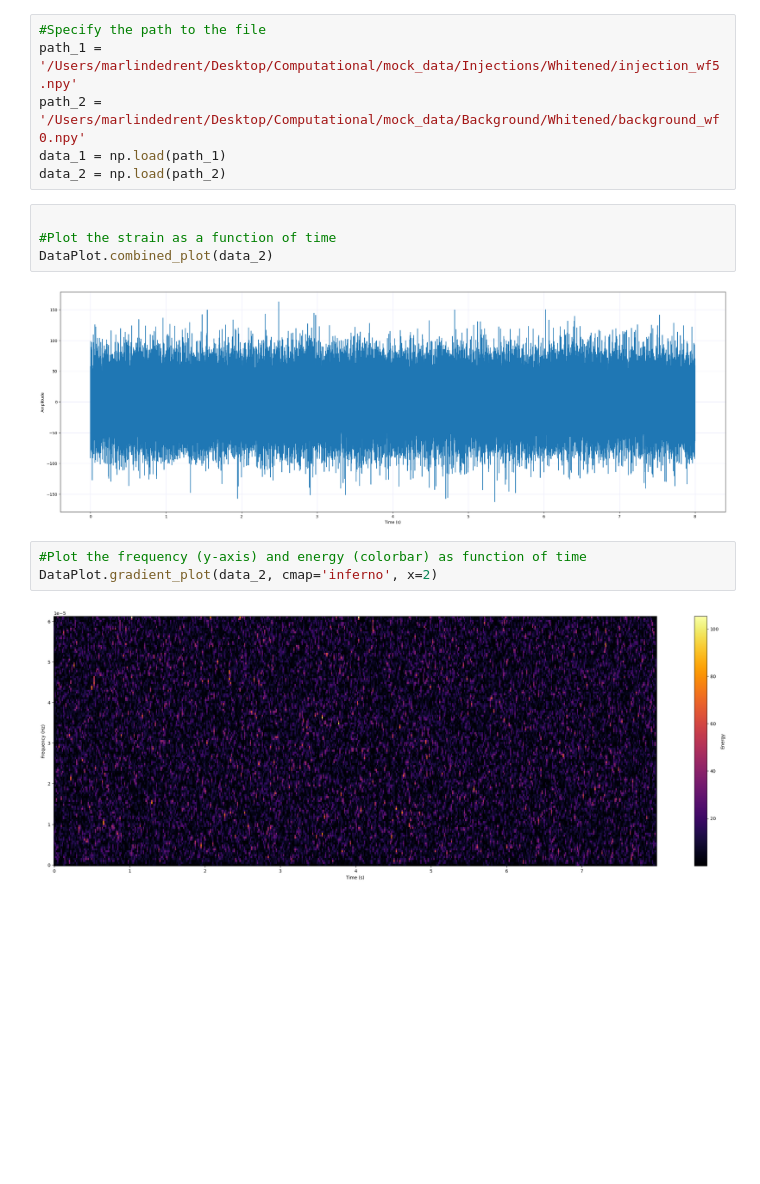
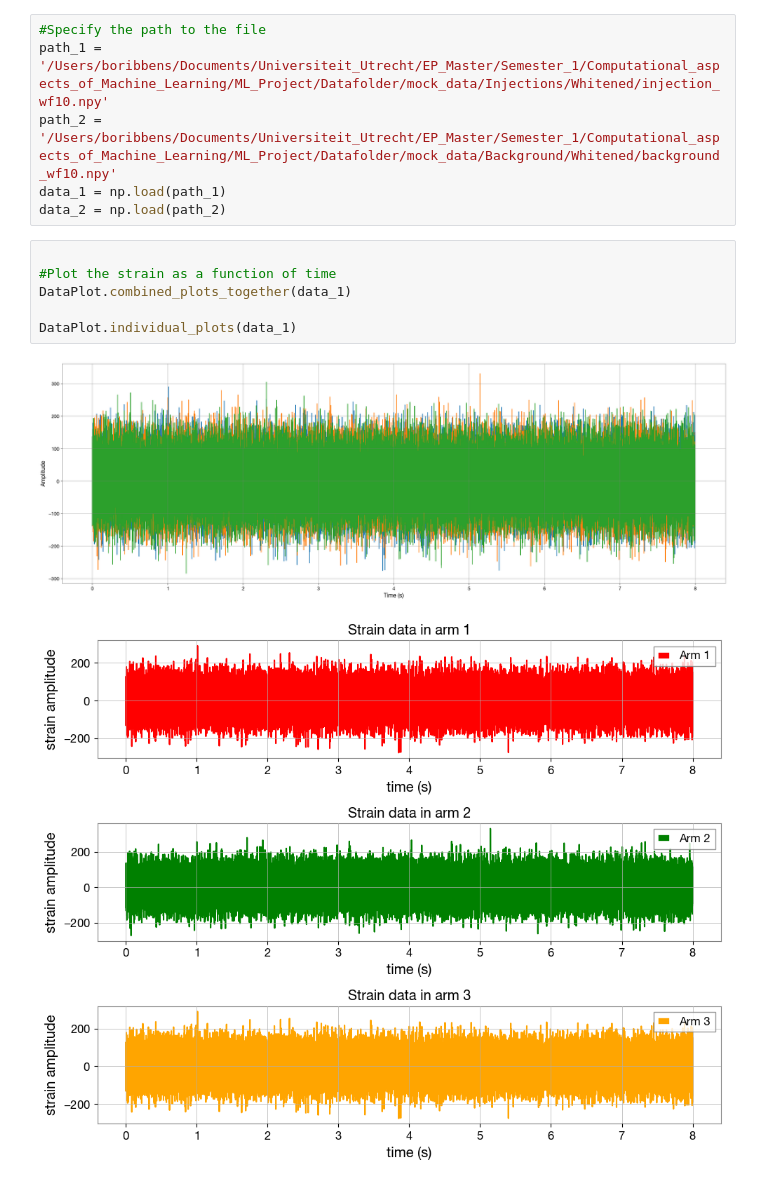
Before and after one commit to marcdugu/ML_CosmicStrings_project, a Jupyter notebook: Plot_test/DataPlot.ipynb, the cells around one changed output. Drawn from its saved outputs; the diff is of its cells as text; blank space fills up the shorter version.

```diff
--- a/Plot_test/DataPlot.ipynb
+++ b/Plot_test/DataPlot.ipynb
@@ -4,17 +6,15 @@ import DataPlot
 # %%
 #Specify the path to the file
-path_1 = '/Users/marlindedrent/Desktop/Computational/mock_data/Injections/Whitened/injection_wf5.npy'
-path_2 = '/Users/marlindedrent/Desktop/Computational/mock_data/Background/Whitened/background_wf0.npy'
+path_1 = '/Users/boribbens/Documents/Universiteit_Utrecht/EP_Master/Semester_1/Computational_aspects_of_Machine_Learning/ML_Project/Datafolder/mock_data/Injections/Whitened/injection_wf10.npy'
+path_2 = '/Users/boribbens/Documents/Universiteit_Utrecht/EP_Master/Semester_1/Computational_aspects_of_Machine_Learning/ML_Project/Datafolder/mock_data/Background/Whitened/background_wf10.npy'
 data_1 = np.load(path_1)
 data_2 = np.load(path_2)
 # %%
 
 #Plot the strain as a function of time
-DataPlot.combined_plot(data_2)
+DataPlot.combined_plots_together(data_1)
+
+DataPlot.individual_plots(data_1)
 # %% [output]
-[figure, old version]
+[figure, new version]
+[figure, added]
-# %%
-#Plot the frequency (y-axis) and energy (colorbar) as function of time
-DataPlot.gradient_plot(data_2, cmap='inferno', x=2)
-# %% [output]
-[figure, removed]
```
Also changed, not shown: parts of 2 cells of this notebook, 2 other files.
